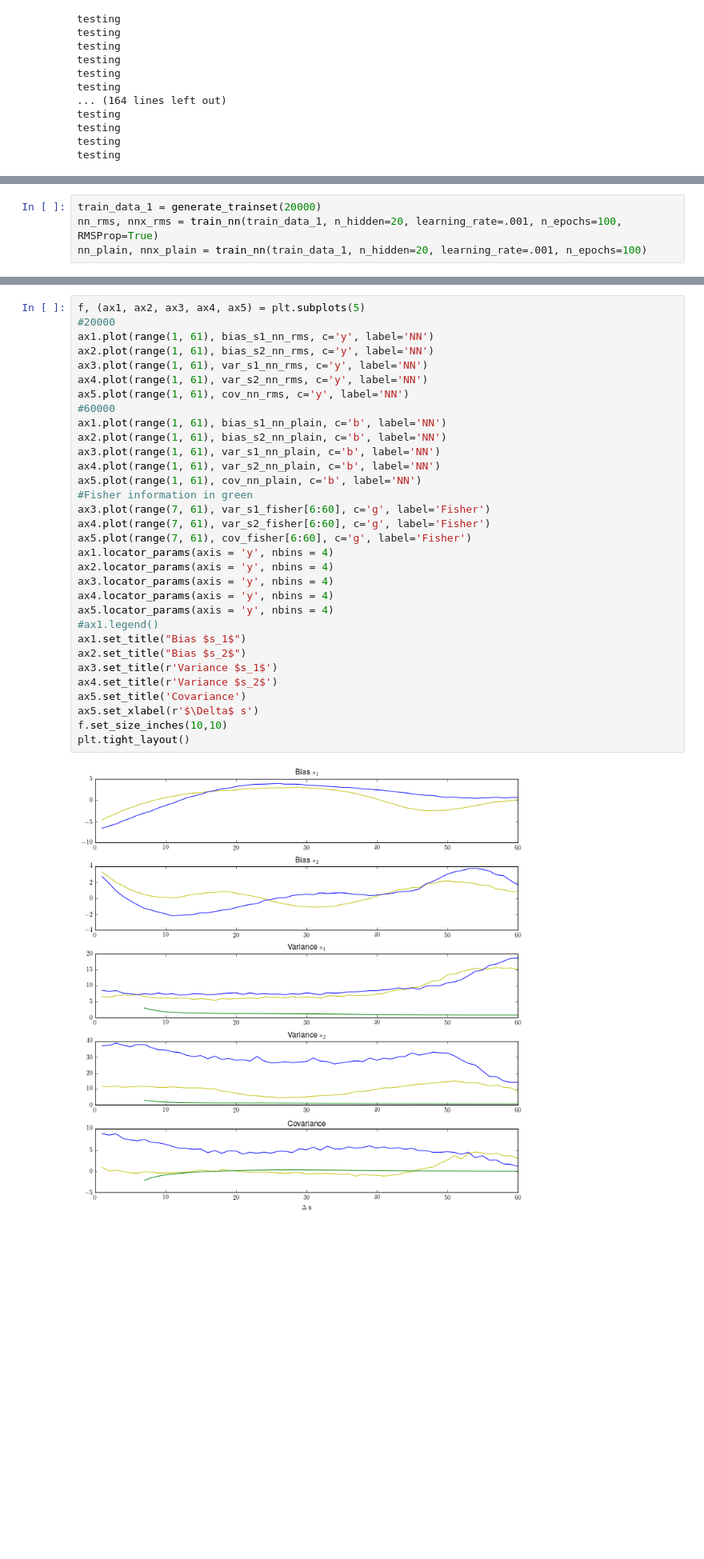
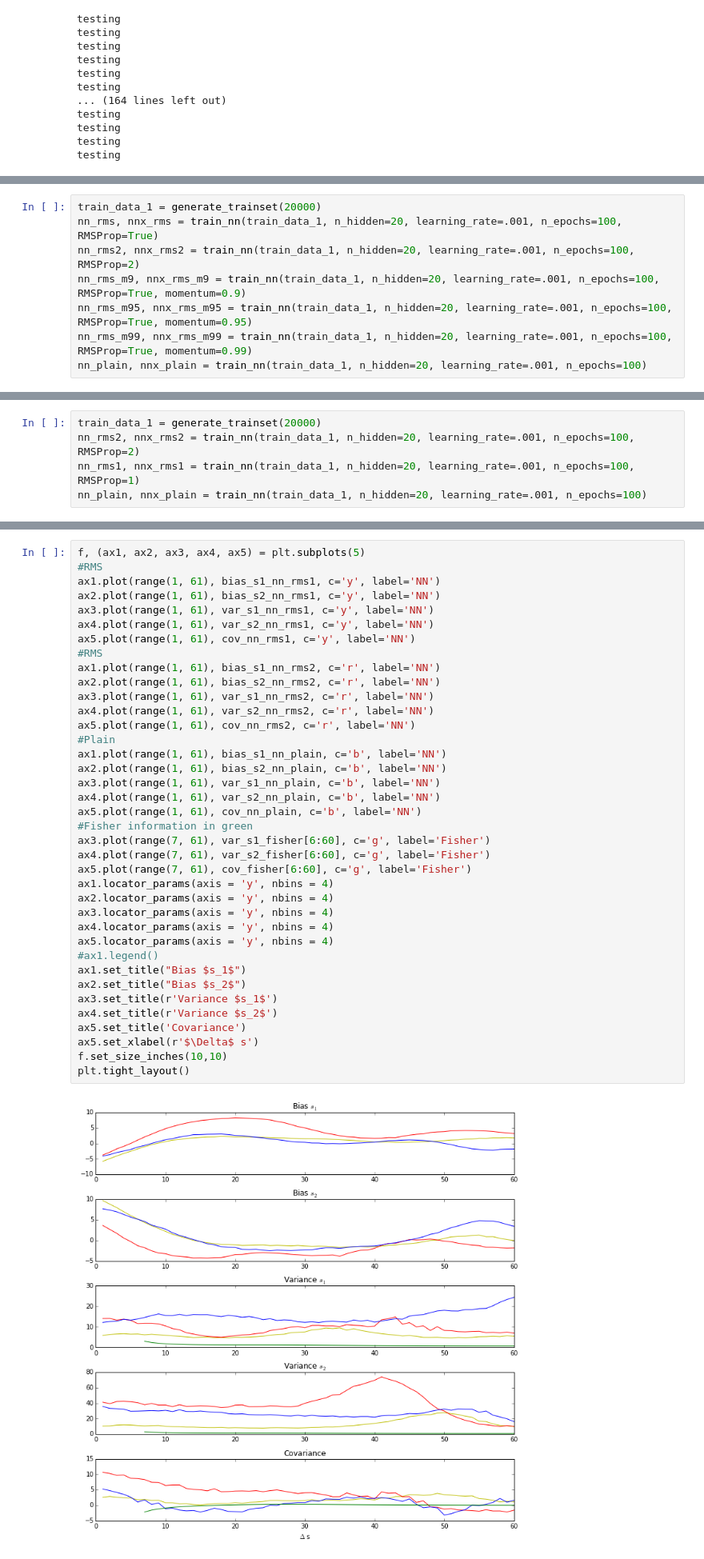
Before and after one commit to NYUMaLab/Divisive_Normalization_Project, a Jupyter notebook: Code/Demixing/Demixing DNN_Full.ipynb, the cells around one changed output, grey strips where cells are left out. Shown at 80% size. Saved outputs shown, nothing was run; the diff lists cells and outputs as text; blank space fills up the shorter version.

```diff
--- a/Code/Demixing/Demixing DNN_Full.ipynb
+++ b/Code/Demixing/Demixing DNN_Full.ipynb
@@ -1270,3 +1297,11 @@ plt.tight_layout()
 # %% [output]
 [-2.2453885828530176, -1.9372171542666727, -1.8454305334334897, -1.6457825608647596, -1.5740844264036973, -1.4869978310841852, -1.4545163670481713, -1.420006519597262, -1.2365144689455718, -1.01241050 ...
 [figure]
+# %%
+train_data_1 = generate_trainset(20000)
+nn_rms, nnx_rms = train_nn(train_data_1, n_hidden=20, learning_rate=.001, n_epochs=100, RMSProp=True)
+nn_rms2, nnx_rms2 = train_nn(train_data_1, n_hidden=20, learning_rate=.001, n_epochs=100, RMSProp=2)
+nn_rms_m9, nnx_rms_m9 = train_nn(train_data_1, n_hidden=20, learning_rate=.001, n_epochs=100, RMSProp=True, momentum=0.9)
+nn_rms_m95, nnx_rms_m95 = train_nn(train_data_1, n_hidden=20, learning_rate=.001, n_epochs=100, RMSProp=True, momentum=0.95)
+nn_rms_m99, nnx_rms_m99 = train_nn(train_data_1, n_hidden=20, learning_rate=.001, n_epochs=100, RMSProp=True, momentum=0.99)
+nn_plain, nnx_plain = train_nn(train_data_1, n_hidden=20, learning_rate=.001, n_epochs=100)
@@ -1273,6 +1549,7 @@ plt.tight_layout()
 # %%
 train_data_1 = generate_trainset(20000)
-nn_rms, nnx_rms = train_nn(train_data_1, n_hidden=20, learning_rate=.001, n_epochs=100, RMSProp=True)
+nn_rms2, nnx_rms2 = train_nn(train_data_1, n_hidden=20, learning_rate=.001, n_epochs=100, RMSProp=2)
+nn_rms1, nnx_rms1 = train_nn(train_data_1, n_hidden=20, learning_rate=.001, n_epochs=100, RMSProp=1)
 nn_plain, nnx_plain = train_nn(train_data_1, n_hidden=20, learning_rate=.001, n_epochs=100)
 # %% [output]
 ... building the model
@@ -1359,38 +1661,44 @@ testing
 testing
 # %%
 f, (ax1, ax2, ax3, ax4, ax5) = plt.subplots(5)
-#20000
-ax1.plot(range(1, 61), bias_s1_nn_rms, c='y', label='NN')
-ax2.plot(range(1, 61), bias_s2_nn_rms, c='y', label='NN')
-ax3.plot(range(1, 61), var_s1_nn_rms, c='y', label='NN')
-ax4.plot(range(1, 61), var_s2_nn_rms, c='y', label='NN')
-ax5.plot(range(1, 61), cov_nn_rms, c='y', label='NN')
-#60000
+#RMS
+ax1.plot(range(1, 61), bias_s1_nn_rms1, c='y', label='NN')
+ax2.plot(range(1, 61), bias_s2_nn_rms1, c='y', label='NN')
+ax3.plot(range(1, 61), var_s1_nn_rms1, c='y', label='NN')
+ax4.plot(range(1, 61), var_s2_nn_rms1, c='y', label='NN')
+ax5.plot(range(1, 61), cov_nn_rms1, c='y', label='NN')
+#RMS
+ax1.plot(range(1, 61), bias_s1_nn_rms2, c='r', label='NN')
+ax2.plot(range(1, 61), bias_s2_nn_rms2, c='r', label='NN')
+ax3.plot(range(1, 61), var_s1_nn_rms2, c='r', label='NN')
+ax4.plot(range(1, 61), var_s2_nn_rms2, c='r', label='NN')
+ax5.plot(range(1, 61), cov_nn_rms2, c='r', label='NN')
+#Plain
 ax1.plot(range(1, 61), bias_s1_nn_plain, c='b', label='NN')
 ax2.plot(range(1, 61), bias_s2_nn_plain, c='b', label='NN')
 ax3.plot(range(1, 61), var_s1_nn_plain, c='b', label='NN')
 ax4.plot(range(1, 61), var_s2_nn_plain, c='b', label='NN')
 ax5.plot(range(1, 61), cov_nn_plain, c='b', label='NN')
 #Fisher information in green
 ax3.plot(range(7, 61), var_s1_fisher[6:60], c='g', label='Fisher')
 ax4.plot(range(7, 61), var_s2_fisher[6:60], c='g', label='Fisher')
 ax5.plot(range(7, 61), cov_fisher[6:60], c='g', label='Fisher')
 ax1.locator_params(axis = 'y', nbins = 4)
 ax2.locator_params(axis = 'y', nbins = 4)
 ax3.locator_params(axis = 'y', nbins = 4)
 ax4.locator_params(axis = 'y', nbins = 4)
 ax5.locator_params(axis = 'y', nbins = 4)
 #ax1.legend()
 ax1.set_title("Bias $s_1$")
 ax2.set_title("Bias $s_2$")
 ax3.set_title(r'Variance $s_1$')
 ax4.set_title(r'Variance $s_2$')
 ax5.set_title('Covariance')
 ax5.set_xlabel(r'$\Delta$ s')
 f.set_size_inches(10,10)
 plt.tight_layout()
 # %% [output]
-[figure, old version]
+[figure, new version]
 # %% [markdown]
 
 
```
Also changed, not shown: parts of 6 cells of this notebook.
